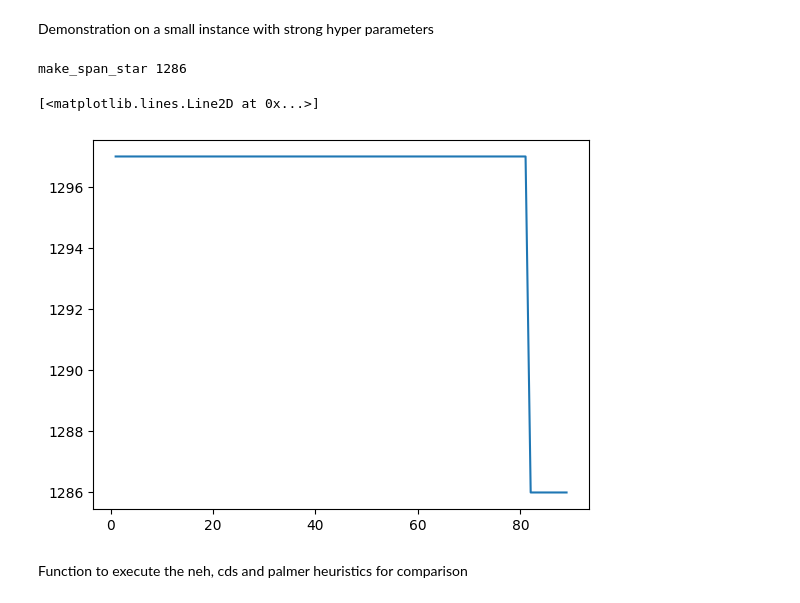
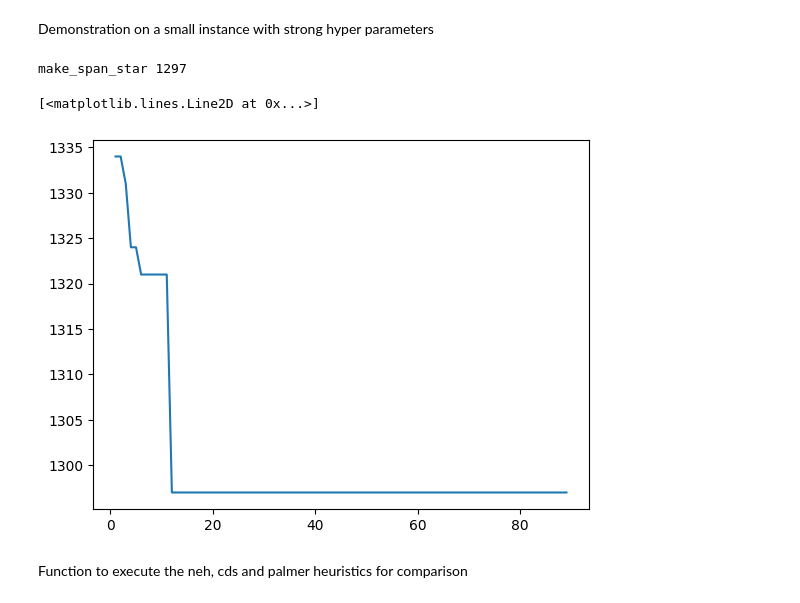
Before and after one commit to YounesBoukacem/L-SAGA, a Jupyter notebook: LSAGA_notebook.ipynb, the cells around one changed output. Drawn from its saved outputs; the diff is of its cells as text; code cells hidden in the pictures.

```diff
--- a/LSAGA_notebook.ipynb
+++ b/LSAGA_notebook.ipynb
@@ -707,14 +709,17 @@ class LSAGA:
 Demonstration on a small instance with strong hyper parameters
 # %%
 tai_inst = load_tai(20, 5)
-hh = LSAGA(tai_inst[0],  variety_degree= 5)
+hh = LSAGA(tai_inst[0],
+           num_iterations_mms= (200, 200,1),
+           max_stagnation_mms = (50, 50, 1),
+           variety_degree= 5)
 hps_trace, current_make_span_trace, loc_make_spane_star_trace, temp_trace = hh.optim(T_min=0.0001, trace=True)
 print('make_span_star', hh.make_span_star)
 plt.plot(range(1, len(current_make_span_trace)+1), current_make_span_trace)
 # %% [output]
-make_span_star 1286
+make_span_star 1297
 [<matplotlib.lines.Line2D at 0x...>]
-[figure, old version]
+[figure, new version]
 # %% [markdown]
 Function to execute the neh, cds and palmer heuristics for comparison
 # %%
```
Also changed, not shown: parts of 1 cell of this notebook.
